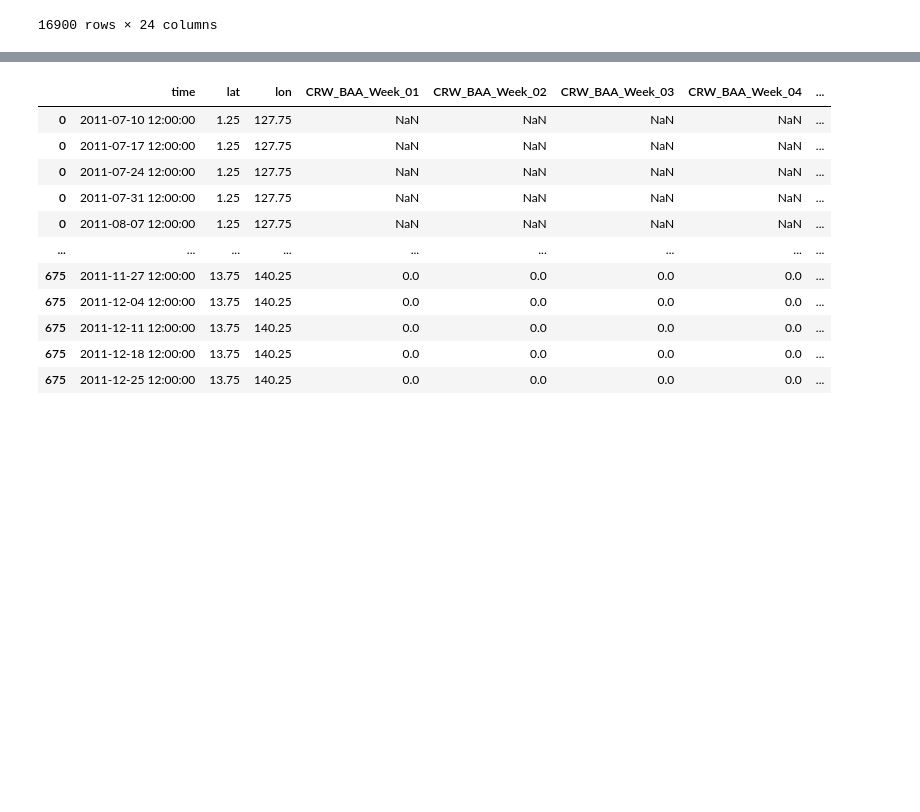
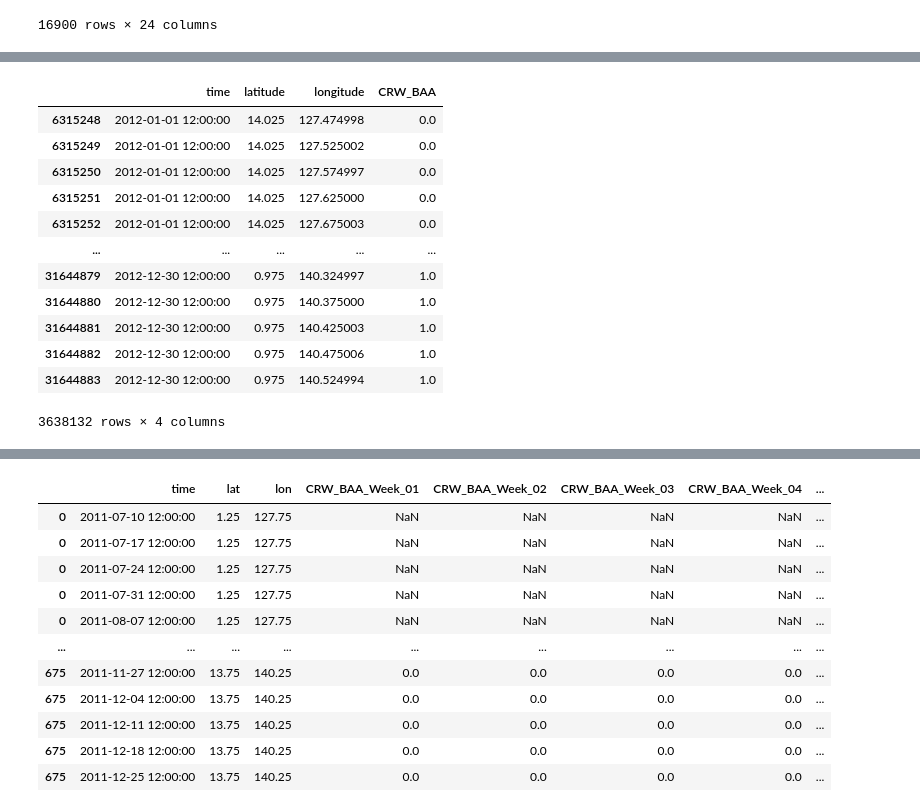
Before and after one commit to onejaelee/Palau-Graphics, a Jupyter notebook: CFS-CRW/crwOutlook.ipynb, the cells around one changed output, grey strips where cells are left out. Saved outputs shown, nothing was run; the diff lists cells and outputs as text; code cells hidden in the pictures; blank space fills up the shorter version.

```diff
--- a/CFS-CRW/crwOutlook.ipynb
+++ b/CFS-CRW/crwOutlook.ipynb
@@ -841,0 +887,11 @@ Time to execute year 2023 2.4353351249992556
+# %%
+
+filtered = current_df[current_df['time'].isin(list(outlook_df['time'].unique()))]
+filtered['coordinates'] = list(zip(filtered.latitude, filtered.longitude))
+filtered = filtered.sort_values(by=["latitude","longitude"])
+
+filtered["corresponding point"] = filtered["coordinates"].apply(lambda x: outlook_dict.get(x[::-1]))
+
+current_conditions = filtered.groupby(['corresponding point','time'])['CRW_BAA'].max().to_dict()
+
+current_conditions_average = filtered.groupby(['corresponding point','time'])['CRW_BAA'].mean().to_dict()
@@ -841,0 +938,16 @@ Time to execute year 2023 2.4353351249992556
+# %%
+filtered
+# %% [output]
+|  | time | latitude | longitude | CRW_BAA |
+| 6315248 | 2012-01-01 12:00:00 | 14.025 | 127.474998 | 0.0 |
+| 6315249 | 2012-01-01 12:00:00 | 14.025 | 127.525002 | 0.0 |
+| 6315250 | 2012-01-01 12:00:00 | 14.025 | 127.574997 | 0.0 |
+| 6315251 | 2012-01-01 12:00:00 | 14.025 | 127.625000 | 0.0 |
+| 6315252 | 2012-01-01 12:00:00 | 14.025 | 127.675003 | 0.0 |
+| ... | ... | ... | ... | ... |
+| 31644879 | 2012-12-30 12:00:00 | 0.975 | 140.324997 | 1.0 |
+| 31644880 | 2012-12-30 12:00:00 | 0.975 | 140.375000 | 1.0 |
+| 31644881 | 2012-12-30 12:00:00 | 0.975 | 140.425003 | 1.0 |
+| 31644882 | 2012-12-30 12:00:00 | 0.975 | 140.475006 | 1.0 |
+| 31644883 | 2012-12-30 12:00:00 | 0.975 | 140.524994 | 1.0 |
+3638132 rows × 4 columns
```
Also changed, not shown: parts of 29 cells of this notebook, 1 other file.
